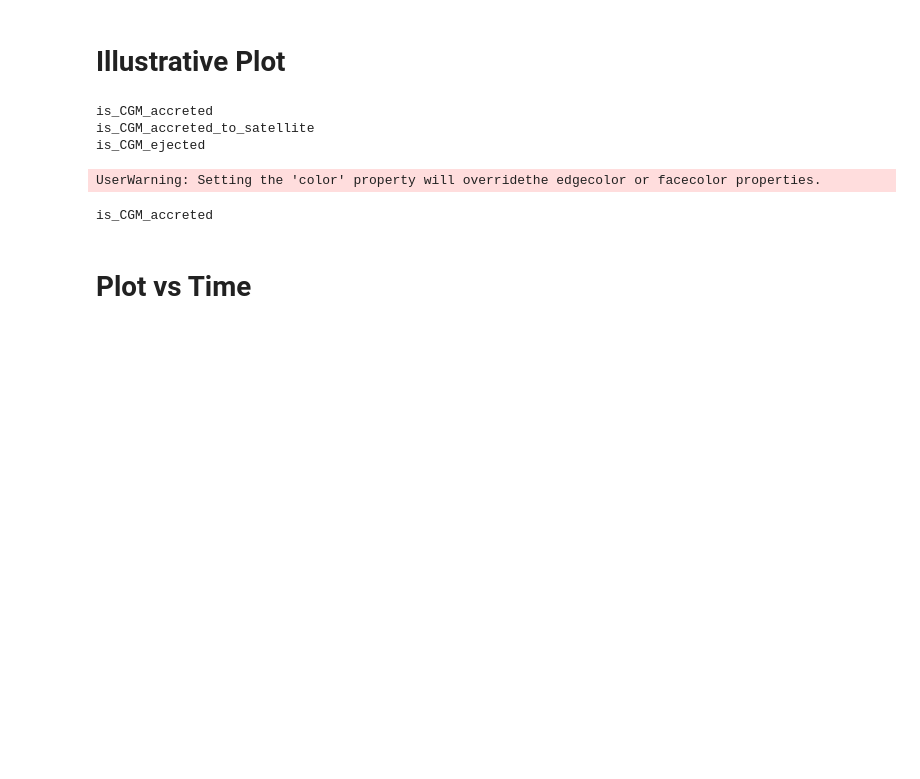
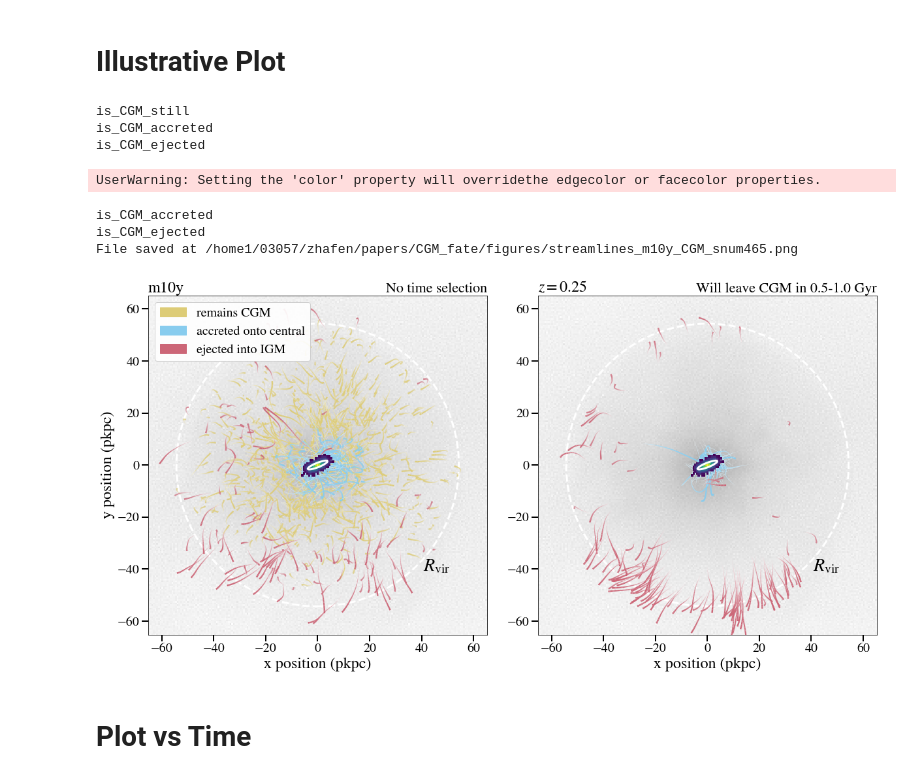
Before and after one commit to zhafen/CGM_fate_analysis, a Jupyter notebook: single_sim_analysis/streamline_plot.ipynb, the cells around one changed output. Cells and saved outputs as stored; diff of their text form; code cells hidden in the pictures; blank space fills up the shorter version.

```diff
--- a/single_sim_analysis/streamline_plot.ipynb
+++ b/single_sim_analysis/streamline_plot.ipynb
@@ -28,8 +28,8 @@ import linefinder.config as config
 # %% [markdown]
 # Load Data
 # %%
-default_sim = 'm11q'
-default_snum = 172
+default_sim = 'm10y'
+default_snum = 465
 # %%
 sim_name, snum = exec_helpers.choose_config_or_commandline(
     [ default_sim, default_snum ]
@@ -229,7 +229,7 @@ for j, sample_selected_interval in enumerate( [ False, True ] ):
         except ZeroDivisionError:
             np.testing.assert_allclose( mass, 0. )
             mass_frac = 0.0
-        n_lines = int( mass_frac*1500 )
+        n_lines = int( mass_frac*1000 )
         if n_lines == 0:
             continue
 
@@ -399,34 +399,37 @@ for j, sample_selected_interval in enumerate( [ False, True ] ):
 
     if ax.is_first_col():
         leg = ax.legend(
             color_objects,
             labels,
             prop={'size': 20},
             ncol=1,
     #         loc=(0.65, 0.83),
             loc='upper left',
             fontsize=24,
             framealpha = 0.9,
         )
         leg.set_zorder( 200 )
 
     ax.set_aspect( 'equal' )
 
 save_file = 'streamlines_{}.png'.format( defaults['tag'] )
 plotting.save_fig(
     out_dir = file_manager.get_project_figure_dir(),
     save_file = save_file,
     fig = fig,
     resolution = 50,
 )
 
 fig
 # %% [output]
+is_CGM_still
 is_CGM_accreted
-is_CGM_accreted_to_satellite
 is_CGM_ejected
 UserWarning: Setting the 'color' property will overridethe edgecolor or facecolor properties.
 is_CGM_accreted
+is_CGM_ejected
+File saved at /home1/03057/zhafen/papers/CGM_fate/figures/streamlines_m10y_CGM_snum465.png
+[figure, added]
 # %% [markdown]
 # Plot vs Time
 # %%
```
Also changed, not shown: parts of 14 cells of this notebook, 2 other files.
